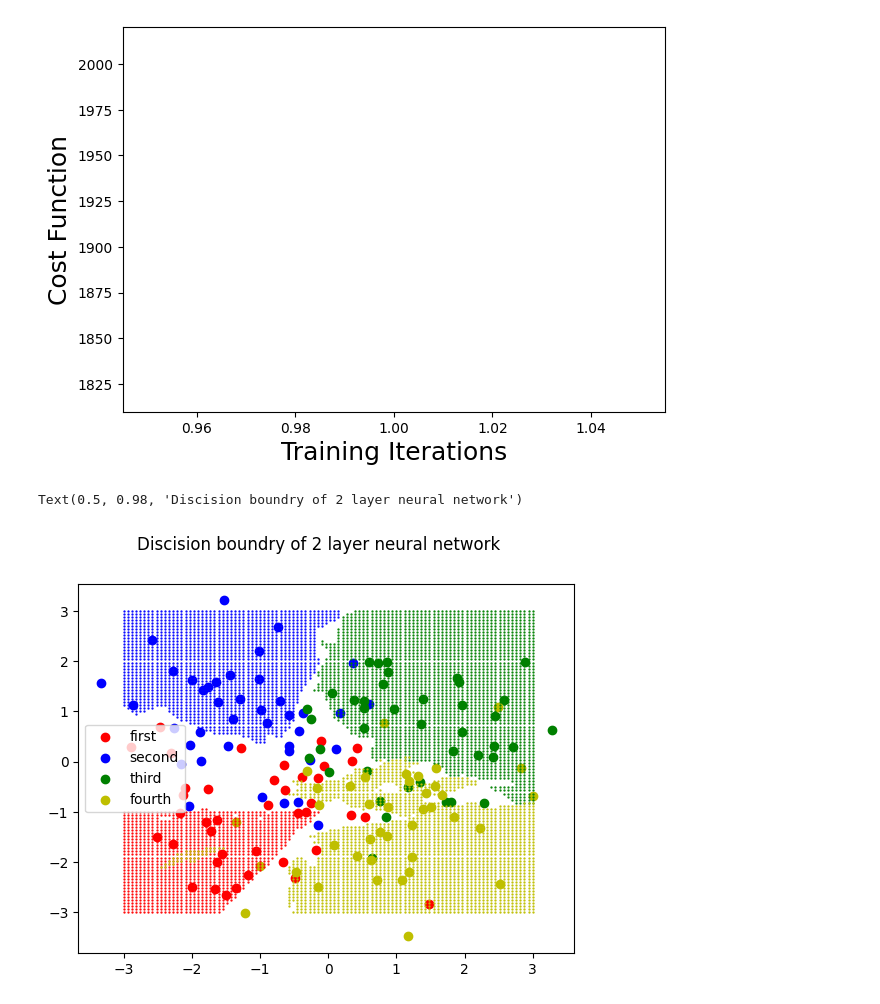
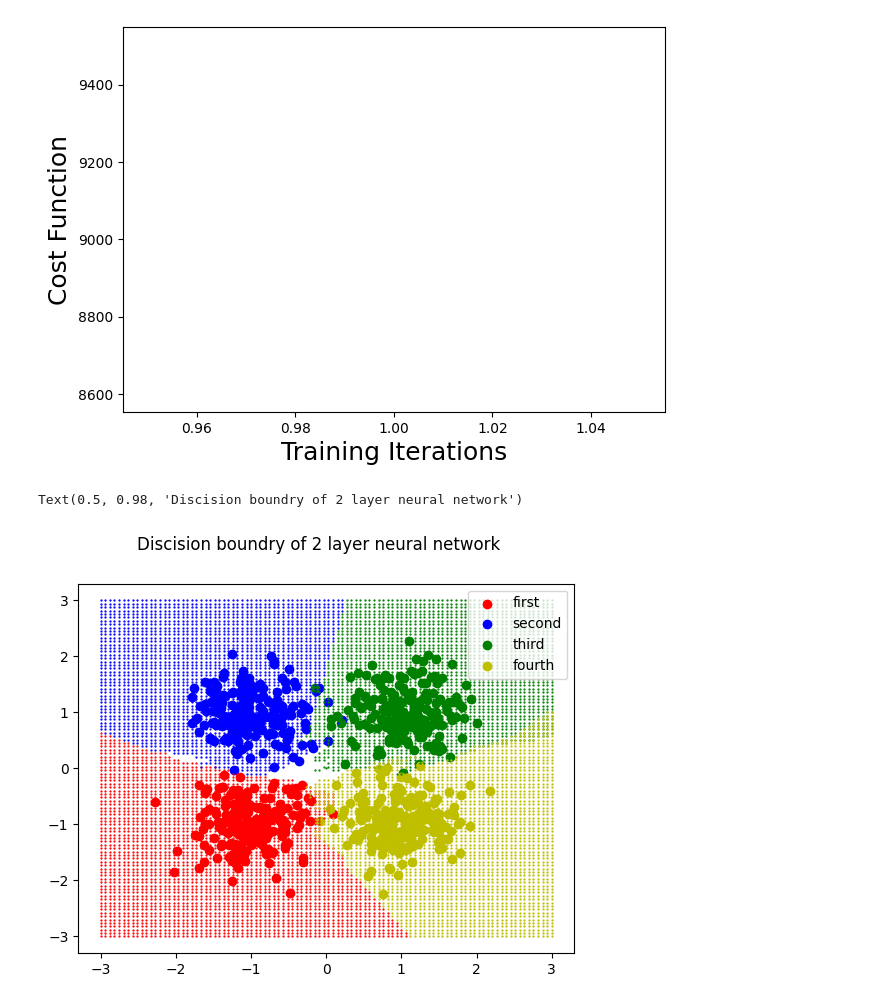
Before and after one commit to Harmen2/Uni-stuff, a Jupyter notebook: neural network.ipynb, the cells around one changed output. Saved outputs shown, nothing was run; the diff lists cells and outputs as text; code cells hidden in the pictures.

```diff
--- a/neural network.ipynb
+++ b/neural network.ipynb
@@ -296,7 +296,7 @@ Text(0.5, 0.98, 'Discision boundry of 2 layer neural network')
 # %%
-scale = 0.9
+scale = 0.4
 start = -1
-amount = 40
+amount = 200
 data = np.concatenate((
 np.hstack((
     np.vstack(np.random.normal(start, scale, amount)),
@@ -323,7 +323,7 @@ plt.scatter(data[-amount:,0] ,data[-amount:,1],color="y",label="fourth")
 
 labels= np.vstack(([[1,0,0,0]]*amount,[[0,1,0,0]]*amount,[[0,0,1,0]]*amount,[[0,0,0,1]]*amount))
 
-Theta_j_twolayer = two_layer_training(data, labels, Thetas=n_layer_init([2,200, 4]))
+Theta_j_twolayer = two_layer_training(data, labels, iters=2000, rate=0.9, Thetas=n_layer_init([2,200, 4]))
 result  = forward_prop(fakedata,Theta_j_twolayer)
 idx0 = np.where(result[-1][:,0] > 0.80)
 idx1 = np.where(result[-1][:,1] > 0.80)
@@ -348,3 +348,3 @@ plt.suptitle("Discision boundry of 2 layer neural network")
-[figure, old version]
+[figure, new version]
 Text(0.5, 0.98, 'Discision boundry of 2 layer neural network')
-[figure, old version]
+[figure, new version]
```
Also changed, not shown: parts of 4 cells of this notebook, 14 other files.
